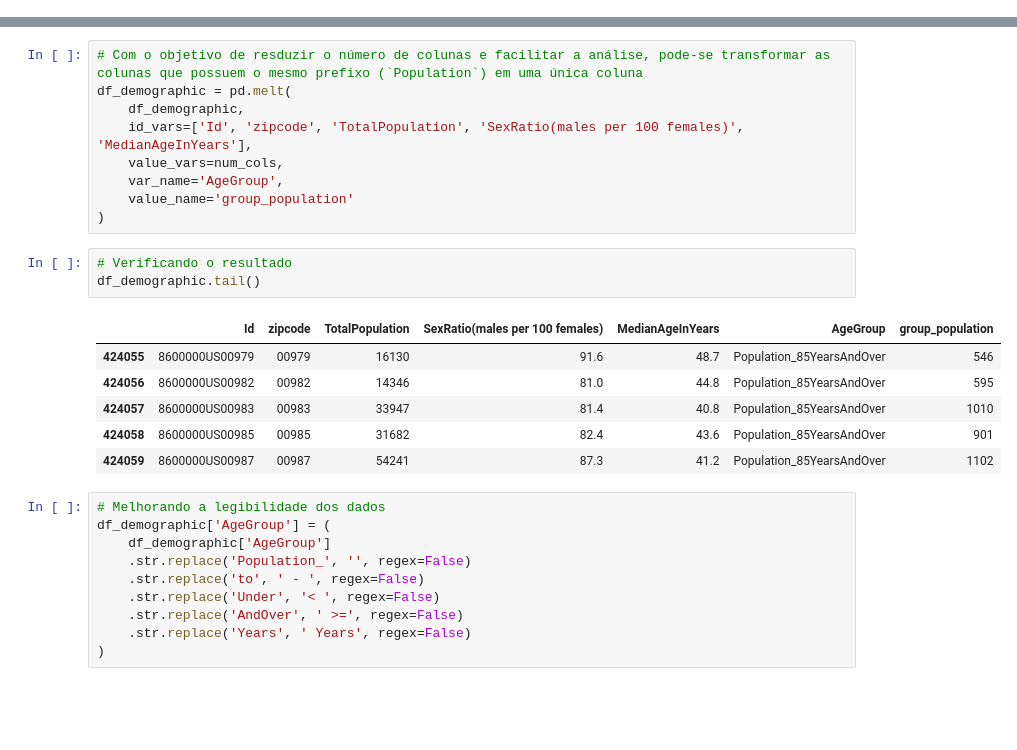
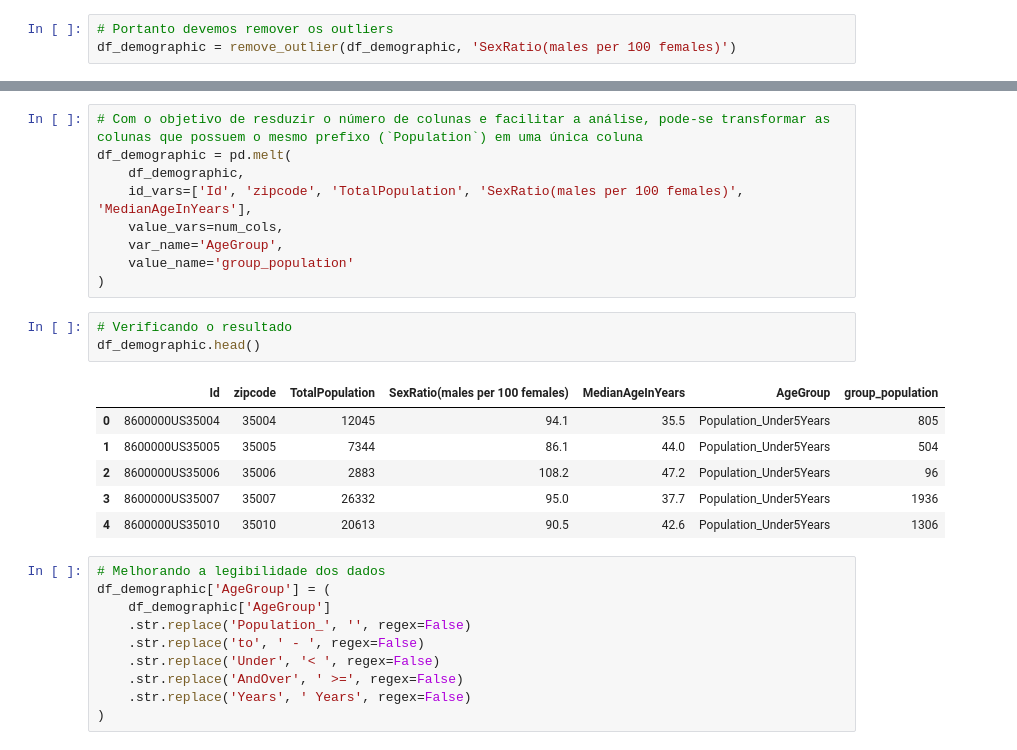
Before and after one commit to PabloRMCarneiro/case-elogroup-lab, a Jupyter notebook: notebooks/pre_processing/demographic.ipynb, the cells around one changed output, grey strips where cells are left out. Drawn from its saved outputs; the diff is of its cells as text; blank space fills up the shorter version.

```diff
--- a/notebooks/pre_processing/demographic.ipynb
+++ b/notebooks/pre_processing/demographic.ipynb
@@ -167,0 +184,3 @@ df_demographic[df_demographic['SexRatio(males per 100 females)'].isna()]
+# %%
+# Portanto devemos remover os outliers
+df_demographic = remove_outlier(df_demographic, 'SexRatio(males per 100 females)')
@@ -185,14 +227,14 @@ df_demographic = pd.melt(
 )
 # %%
 # Verificando o resultado
-df_demographic.tail()
+df_demographic.head()
 # %% [output]
 |  | Id | zipcode | TotalPopulation | SexRatio(males per 100 females) | MedianAgeInYears | AgeGroup | group_population |
-| 424055 | 8600000US00979 | 00979 | 16130 | 91.6 | 48.7 | Population_85YearsAndOver | 546 |
-| 424056 | 8600000US00982 | 00982 | 14346 | 81.0 | 44.8 | Population_85YearsAndOver | 595 |
-| 424057 | 8600000US00983 | 00983 | 33947 | 81.4 | 40.8 | Population_85YearsAndOver | 1010 |
-| 424058 | 8600000US00985 | 00985 | 31682 | 82.4 | 43.6 | Population_85YearsAndOver | 901 |
-| 424059 | 8600000US00987 | 00987 | 54241 | 87.3 | 41.2 | Population_85YearsAndOver | 1102 |
+| 0 | 8600000US35004 | 35004 | 12045 | 94.1 | 35.5 | Population_Under5Years | 805 |
+| 1 | 8600000US35005 | 35005 | 7344 | 86.1 | 44.0 | Population_Under5Years | 504 |
+| 2 | 8600000US35006 | 35006 | 2883 | 108.2 | 47.2 | Population_Under5Years | 96 |
+| 3 | 8600000US35007 | 35007 | 26332 | 95.0 | 37.7 | Population_Under5Years | 1936 |
+| 4 | 8600000US35010 | 35010 | 20613 | 90.5 | 42.6 | Population_Under5Years | 1306 |
 # %%
 # Melhorando a legibilidade dos dados
 df_demographic['AgeGroup'] = (
```
Also changed, not shown: parts of 11 cells of this notebook, 13 other files.
